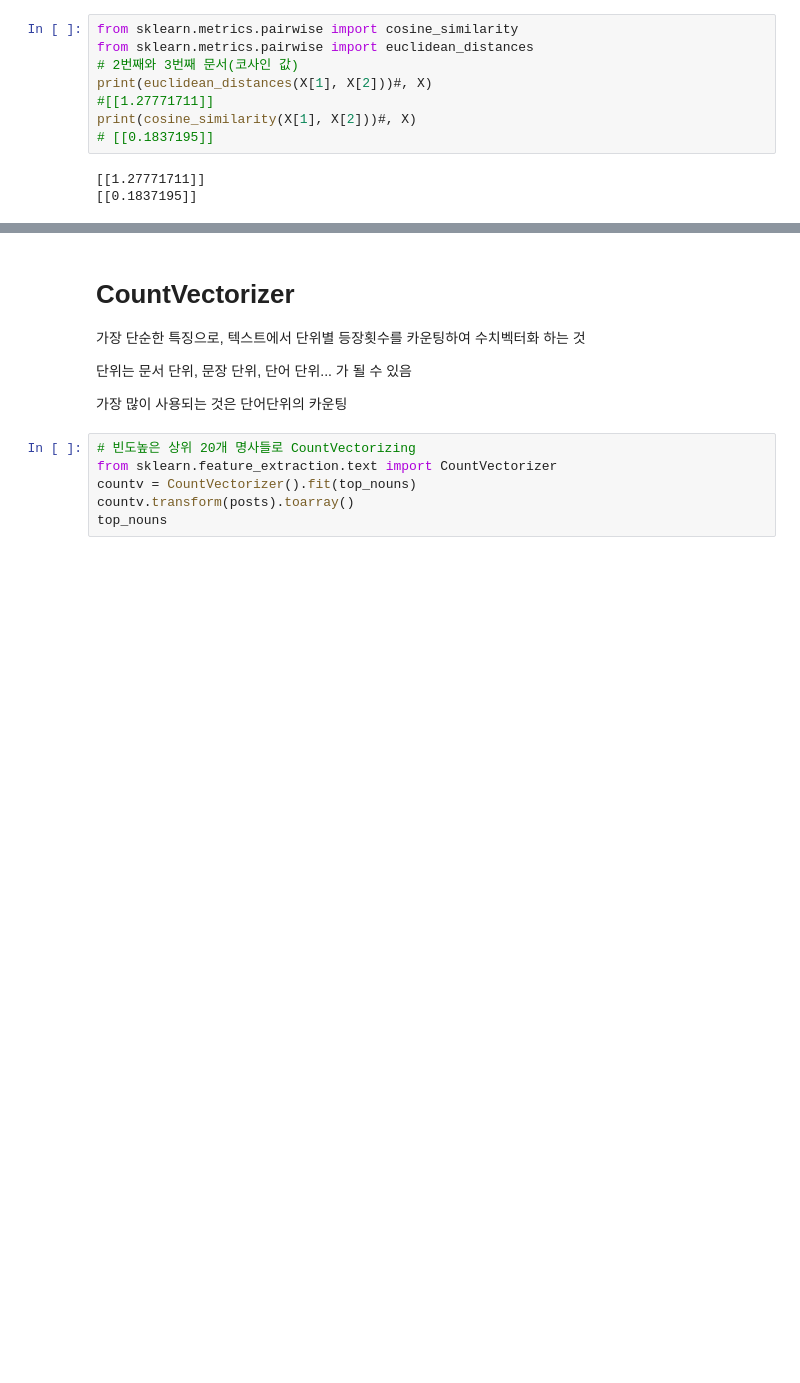
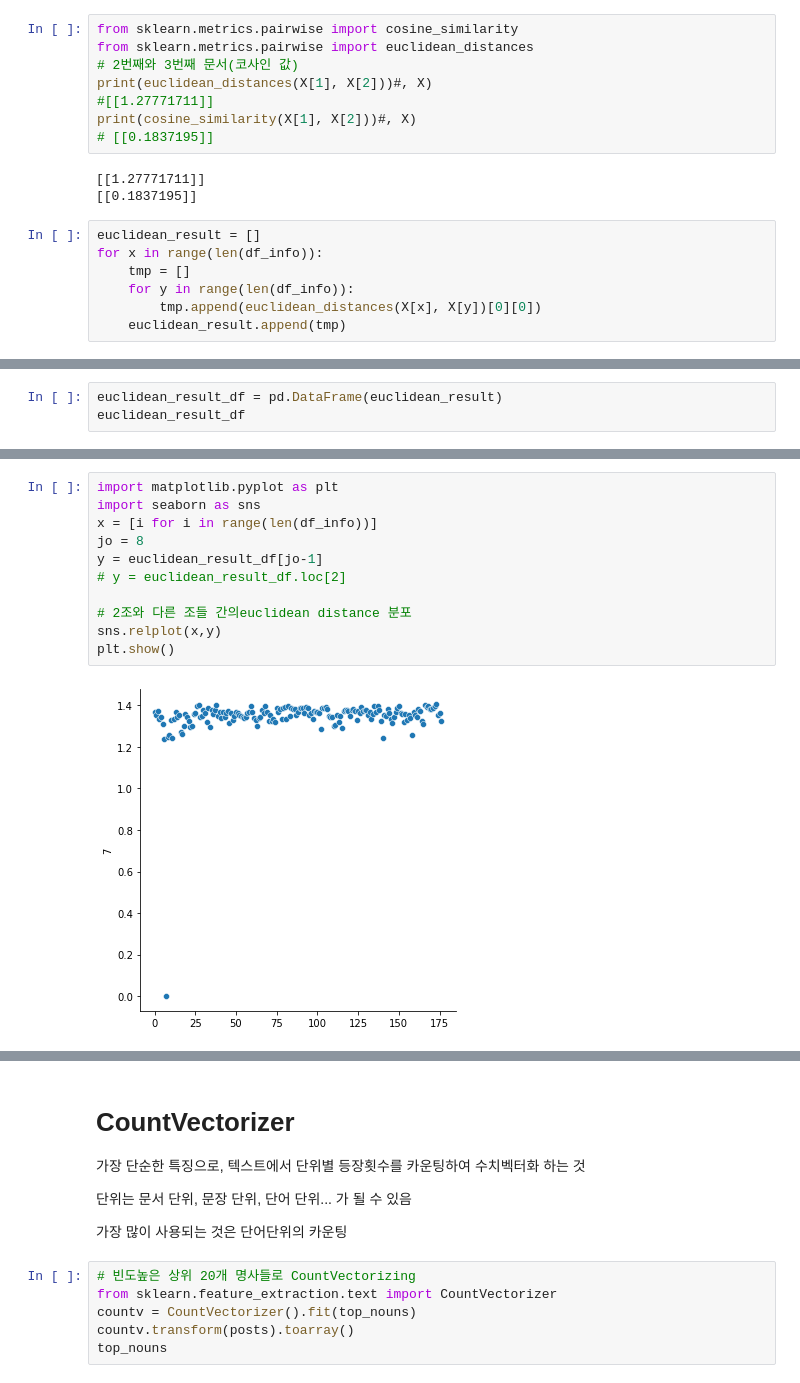
Before and after one commit to park1997/Industrial_safety_and_health_law-visualization, a Jupyter notebook: ParkByeongHyeon/산업안전보건법_XML.ipynb, the cells around one changed output, grey strips where cells are left out. Drawn from its saved outputs; the diff is of its cells as text; blank space fills up the shorter version.

Commit message:
euclideanDistance

```diff
--- a/ParkByeongHyeon/산업안전보건법_XML.ipynb
+++ b/ParkByeongHyeon/산업안전보건법_XML.ipynb
@@ -483,3 +483,10 @@ print(cosine_similarity(X[1], X[2]))#, X)
 # %% [output]
 [[1.27771711]]
 [[0.1837195]]
+# %%
+euclidean_result = []
+for x in range(len(df_info)):
+    tmp = []
+    for y in range(len(df_info)):
+        tmp.append(euclidean_distances(X[x], X[y])[0][0])
+    euclidean_result.append(tmp)
@@ -485,0 +498,3 @@ print(cosine_similarity(X[1], X[2]))#, X)
+# %%
+euclidean_result_df = pd.DataFrame(euclidean_result)
+euclidean_result_df
@@ -485,0 +515,13 @@ print(cosine_similarity(X[1], X[2]))#, X)
+# %%
+import matplotlib.pyplot as plt
+import seaborn as sns
+x = [i for i in range(len(df_info))]
+jo = 8
+y = euclidean_result_df[jo-1]
+# y = euclidean_result_df.loc[2]
+
+# 2조와 다른 조들 간의euclidean distance 분포
+sns.relplot(x,y)
+plt.show()
+# %% [output]
+[figure, added]
```
Also changed, not shown: parts of 12 cells of this notebook, 2 other files.
